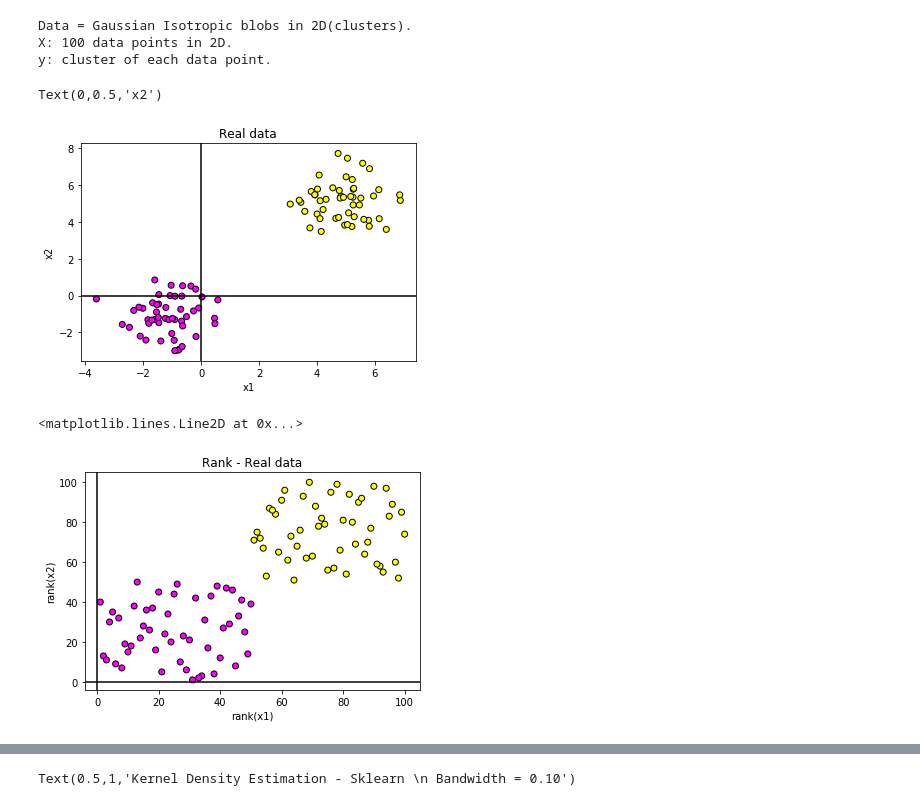
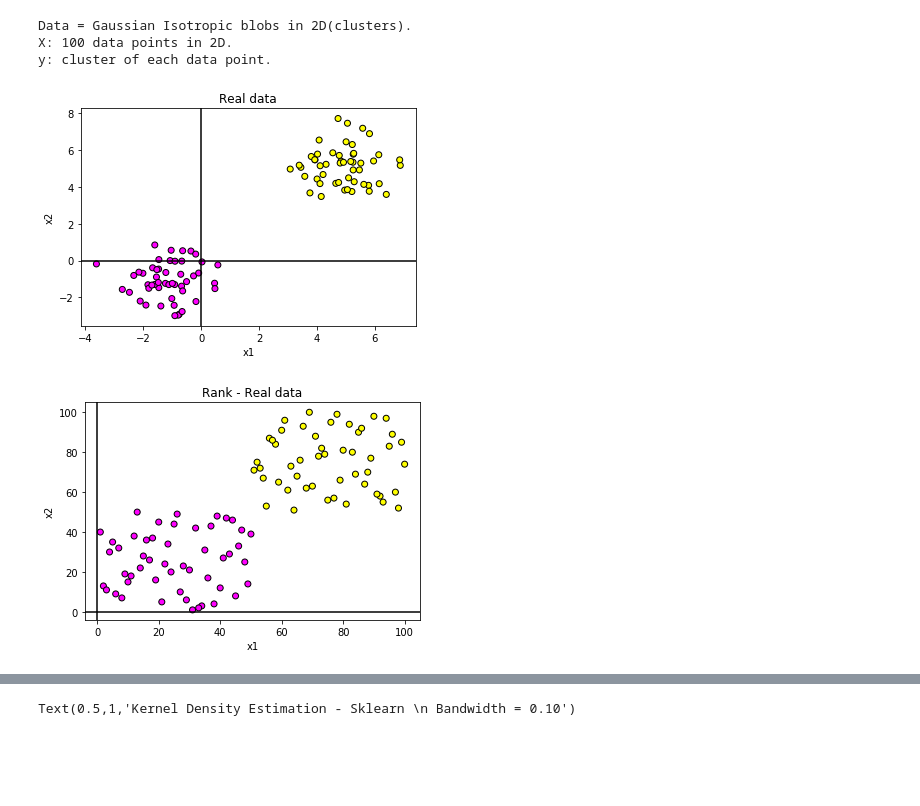
Before and after one commit to Didayolo/medi-chal, a Jupyter notebook: notebooks/copula.ipynb, the cells around one changed output, grey strips where cells are left out. Cells and saved outputs as stored; diff of their text form; code cells hidden in the pictures; blank space fills up the shorter version.

```diff
--- a/notebooks/copula.ipynb
+++ b/notebooks/copula.ipynb
@@ -23,30 +41,20 @@ y: cluster of each data point.
 import matplotlib.pyplot as plt
 import pylab
 
-plt.scatter(X[:, 0], X[:, 1], c=y, cmap=pylab.cm.spring, edgecolors='k')
-plt.title('Real data')
-plt.axhline(0, color='k')
-plt.axvline(0, color='k')
-plt.xlabel('x1')
-plt.ylabel('x2')
+fig, ax = plt.subplots()
+blob_plot(ax, X[:, 0], X[:, 1], title='Real data', c=y, cmap=pylab.cm.spring, edgecolors='k')
 # %% [output]
-Text(0,0.5,'x2')
 [figure]
 # %%
 from sklearn.preprocessing import LabelEncoder
 from copula_generator import matrix_to_rank
 
 X_rank = matrix_to_rank(X)
-# %%
-plt.scatter(X_rank[:, 0], X_rank[:, 1], c=y, cmap=pylab.cm.spring, edgecolors='k')
-plt.title('Rank - Real data')
-plt.xlabel('rank(x1)')
-plt.ylabel('rank(x2)')
-plt.axhline(0, color='k')
-plt.axvline(0, color='k')
-# %% [output]
-<matplotlib.lines.Line2D at 0x...>
-[figure, removed]
+# %%
+fig, ax = plt.subplots()
+blob_plot(ax, X_rank[:, 0], X_rank[:, 1], title='Rank - Real data', c=y, cmap=pylab.cm.spring, edgecolors='k')
+# %% [output]
+[figure, added]
 # %%
 from scipy.stats import norm
 from copula_generator import rank_matrix_to_inverse
```
Also changed, not shown: parts of 8 cells of this notebook, 8 other files.
